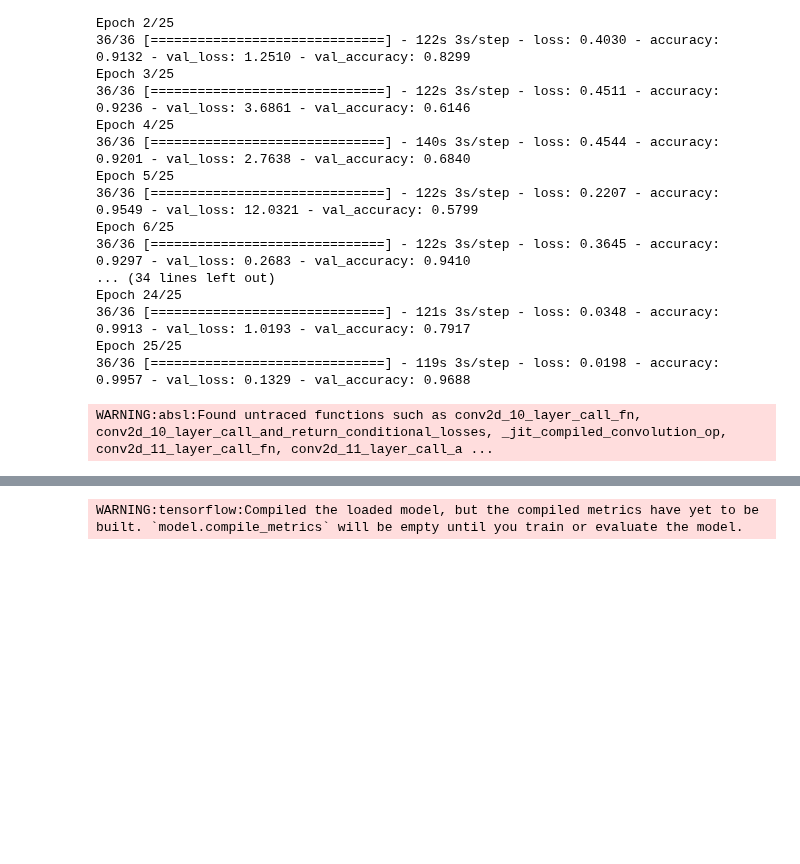
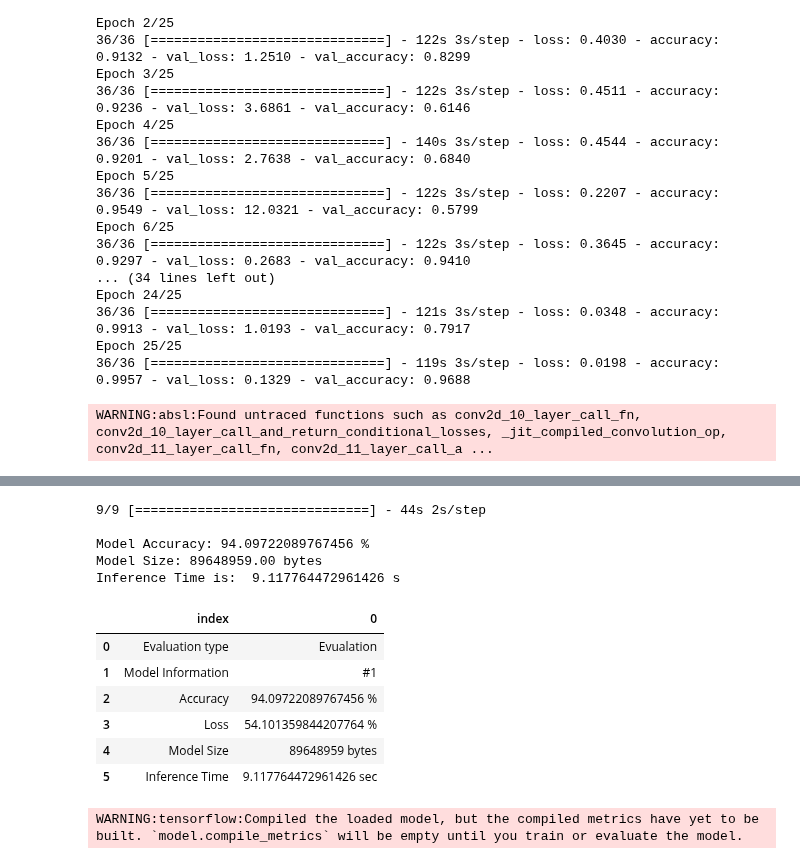
Before and after one commit to nagusubra/Solar_panel_dust_detection, a Jupyter notebook: Solar_panel_dust_detection_main.ipynb, the cells around one changed output, grey strips where cells are left out. Saved outputs shown, nothing was run; the diff lists cells and outputs as text; code cells hidden in the pictures; blank space fills up the shorter version.

```diff
--- a/Solar_panel_dust_detection_main.ipynb
+++ b/Solar_panel_dust_detection_main.ipynb
@@ -352,6 +357,7 @@ tf.keras.models.save_model(model = iteratively_pruned_model, filepath = "iterati
 # %% [output]
 WARNING:absl:Found untraced functions such as conv2d_10_layer_call_fn, conv2d_10_layer_call_and_return_conditional_losses, _jit_compiled_convolution_op, conv2d_11_layer_call_fn, conv2d_11_layer_call_a ...
 # %%
-iteratively_pruned_model_path = "/content/iteratively_pruned_model_new_2.h5"
+# iteratively_pruned_model_path = "/content/drive/MyDrive/Solar_panel_dust_detection/final_base_model/pruned_model_saprsity_50.h5"
+iteratively_pruned_model_path = "/content/drive/MyDrive/Solar_panel_dust_detection/final_base_model/stripped_pruned_model_saprsity_70.h5"
 iteratively_pruned_model = tf.keras.models.load_model(iteratively_pruned_model_path)
 # %% [output]
@@ -359,3 +365,26 @@ ValueError: ignored
+# %%
+optimizer = tf.keras.optimizers.Adam(learning_rate=1e-5)
+iteratively_pruned_model.compile(optimizer=Adam(.0001, .8, .9),
+    loss=binary_crossentropy,
+    metrics=['accuracy'])
+# %%
+pruned_test_acc, pruned_model_size, pruned_executionTime, pruned_evulation_df = evaluate_model_without_saving_stats(iteratively_pruned_model, iteratively_pruned_model_path, "#1", val_dataset)
+# %% [output]
+9/9 [==============================] - 44s 2s/step
+
+Model Accuracy: 94.09722089767456 %
+Model Size: 89648959.00 bytes
+Inference Time is:  9.117764472961426 s
+# %%
+pruned_evulation_df
+# %% [output]
+|  | index | 0 |
+| 0 | Evaluation type | Evualation |
+| 1 | Model Information | #1 |
+| 2 | Accuracy | 94.09722089767456 % |
+| 3 | Loss | 54.101359844207764 % |
+| 4 | Model Size | 89648959 bytes |
+| 5 | Inference Time | 9.117764472961426 sec |
 # %%
 iteratively_pruned_model.save("iteratively_pruned_model.h5")
 iteratively_pruned_stripped_model.save("iteratively_pruned_stripped_model.h5")
```
Also changed, not shown: parts of 3 cells of this notebook.
